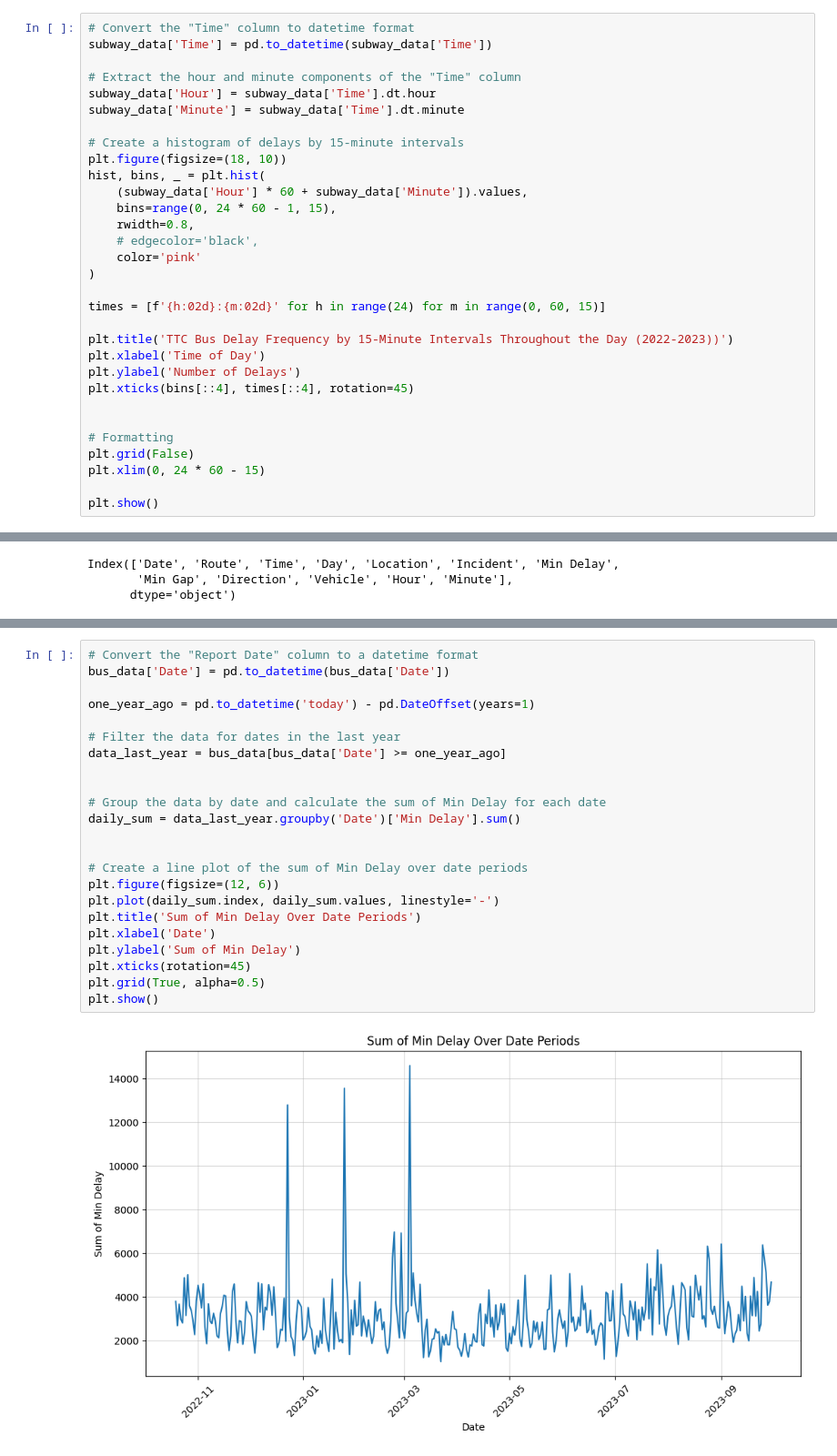
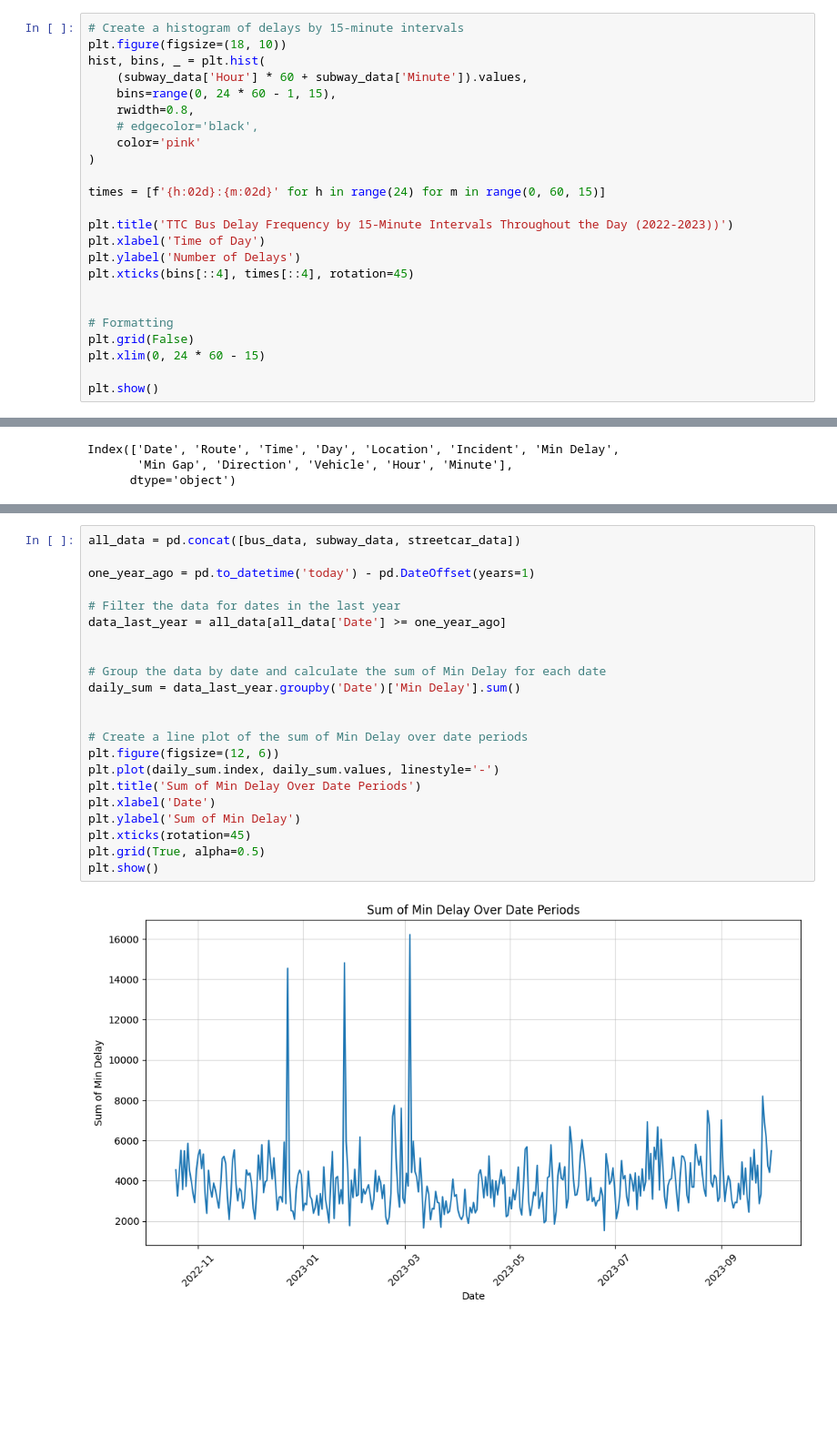
Before and after one commit to alexboden/ttc-delays, a Jupyter notebook: main.ipynb, the cells around one changed output, grey strips where cells are left out. Shown at 91% size. Drawn from its saved outputs; the diff is of its cells as text; blank space fills up the shorter version.

Commit message:
finished 3 visuals

```diff
--- a/bus.ipynb
+++ b/main.ipynb
@@ -62,13 +62,6 @@ plt.show()
 # %% [output]
 [figure]
 # %%
-# Convert the "Time" column to datetime format
-subway_data['Time'] = pd.to_datetime(subway_data['Time'])
-
-# Extract the hour and minute components of the "Time" column
-subway_data['Hour'] = subway_data['Time'].dt.hour
-subway_data['Minute'] = subway_data['Time'].dt.minute
-
 # Create a histogram of delays by 15-minute intervals
 plt.figure(figsize=(18, 10))
 hist, bins, _ = plt.hist(
@@ -234,25 +225,24 @@ KeyError: 'Incident'
 # %%
-# Convert the "Report Date" column to a datetime format
-bus_data['Date'] = pd.to_datetime(bus_data['Date'])
+all_data = pd.concat([bus_data, subway_data, streetcar_data])
 
 one_year_ago = pd.to_datetime('today') - pd.DateOffset(years=1)
 
 # Filter the data for dates in the last year
-data_last_year = bus_data[bus_data['Date'] >= one_year_ago]
+data_last_year = all_data[all_data['Date'] >= one_year_ago]
 
 
 # Group the data by date and calculate the sum of Min Delay for each date
 daily_sum = data_last_year.groupby('Date')['Min Delay'].sum()
 
 
 # Create a line plot of the sum of Min Delay over date periods
 plt.figure(figsize=(12, 6))
 plt.plot(daily_sum.index, daily_sum.values, linestyle='-')
 plt.title('Sum of Min Delay Over Date Periods')
 plt.xlabel('Date')
 plt.ylabel('Sum of Min Delay')
 plt.xticks(rotation=45)
 plt.grid(True, alpha=0.5)
 plt.show()
 # %% [output]
-[figure, old version]
+[figure, new version]
```
Also changed, not shown: parts of 6 cells of this notebook.
